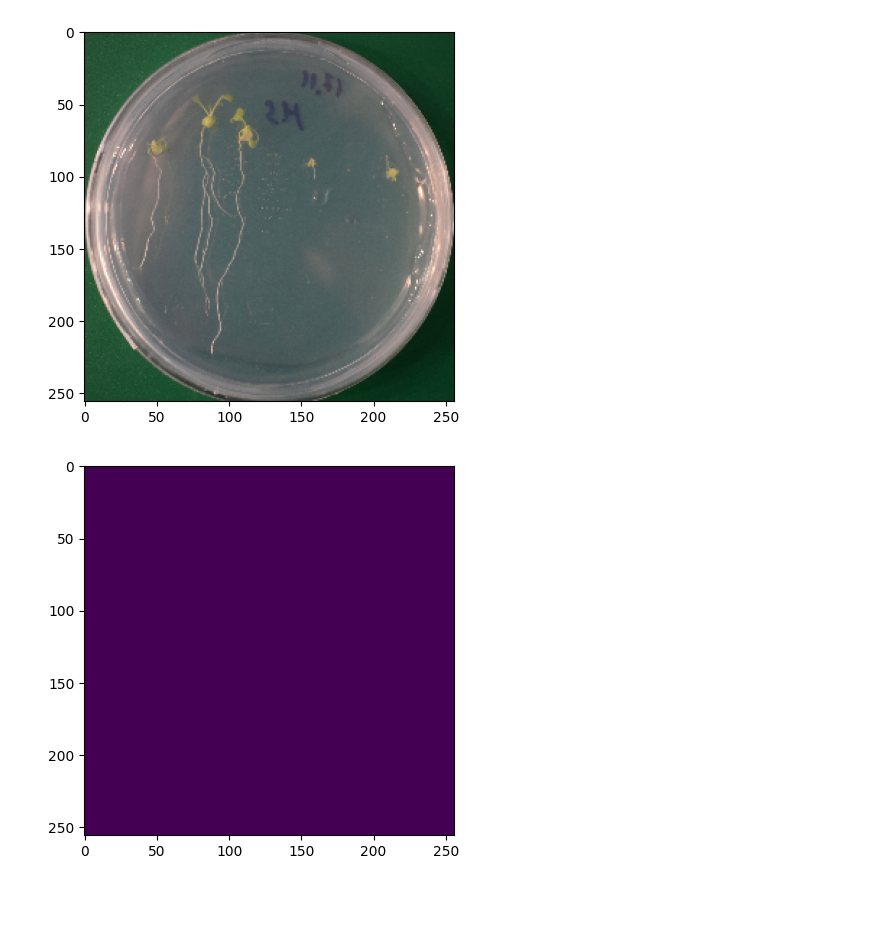
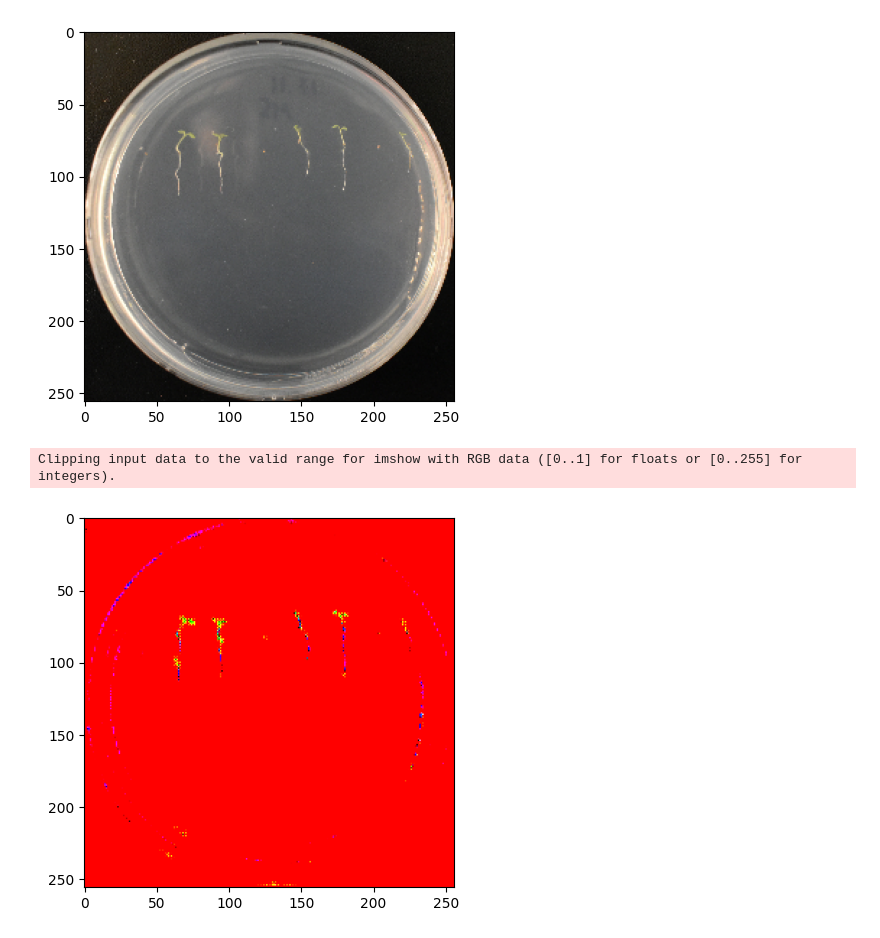
Before and after one commit to DeadArcadiy/SWWH, a Jupyter notebook: segmetation.ipynb, the cells around one changed output. Saved outputs shown, nothing was run; the diff lists cells and outputs as text; code cells hidden in the pictures; blank space fills up the shorter version.

Commit message:
change augmentation, unet rework

```diff
--- a/segmetation.ipynb
+++ b/segmetation.ipynb
@@ -81,3 +98,5 @@ def tf_dataset(imagepath,learning):
 # %%
 dataset = tf_dataset(imagepath,learning = True)
 dataset
+valdataset = tf_dataset(imagepath,learning = True)
+valdataset = valdataset.batch(4)
@@ -225,5 +239,7 @@ WARNING:absl:There is a known slowdown when using v2.11+ Keras optimizers on M1/
 # %%
-model_history = unet_model.fit(dataset.batch(4).repeat(),
-                              epochs=10,
-                              steps_per_epoch=16)
+model_history = model.fit(dataset.batch(4).repeat(),
+                              epochs=8,
+                              steps_per_epoch=16,
+                              validation_data=valdataset,
+                              validation_steps=4)
 # %% [output]
@@ -234,5 +262,5 @@ KeyboardInterrupt:
 # %%
-test = tf_dataset('cropped/AAE_0196.png',learning=False)
+test = tf_dataset('cropped/AAE_0084.png',learning=False)
 test
 # %% [output]
 (256, 256, None)
@@ -240,3 +268,3 @@ test
 # %%
-pred_mask = unet_model.predict(test)
+pred_mask = model.predict(test)
 # %% [output]
@@ -244,11 +272,12 @@ pred_mask = unet_model.predict(test)
 # %%
-for image in test.take(1):
-        plt.imshow(tf.keras.utils.array_to_img(image[0]))
-        plt.pause(1)
-        plt.imshow(pred_mask[0,:,:,:])
+for i,image in enumerate(test.take(120)):
+    plt.imshow(tf.keras.utils.array_to_img(image[0]))
+    plt.pause(1)
+    plt.imshow(pred_mask[i,:,:,:])
 # %% [output]
-[figure, old version]
+[figure, new version]
+Clipping input data to the valid range for imshow with RGB data ([0..1] for floats or [0..255] for integers).
-[figure, old version]
+[figure, new version]
 # %%
 pred_mask.shape
 # %% [output]
```
Also changed, not shown: parts of 14 cells of this notebook.
